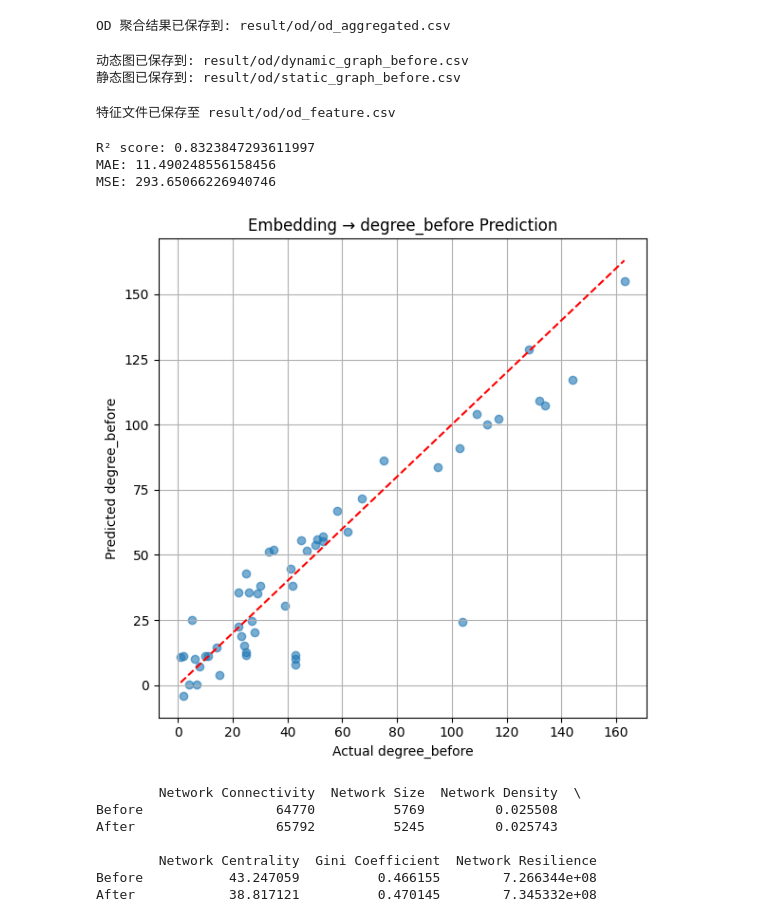
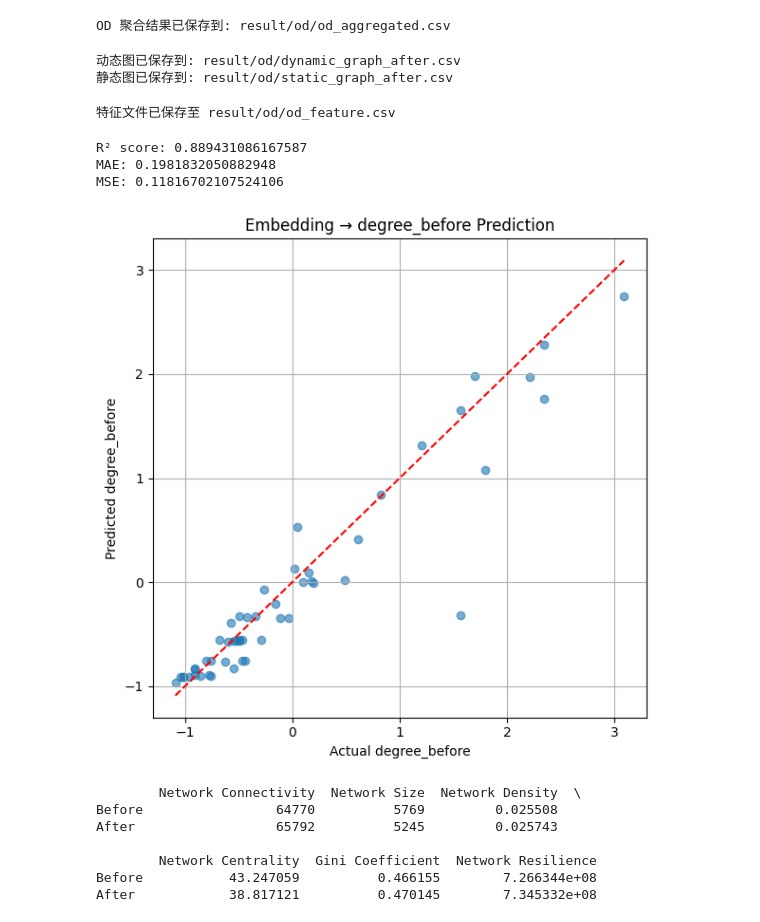
Before and after one commit to Paulliant/global-shipping-networks-analysis, a Jupyter notebook: Network Analysis/od_calculate.ipynb, the cells around one changed output. Drawn from its saved outputs; the diff is of its cells as text; code cells hidden in the pictures.

```diff
--- a/Network Analysis/od_calculate.ipynb
+++ b/Network Analysis/od_calculate.ipynb
@@ -140,6 +140,7 @@ from tqdm import tqdm
 date = pd.to_datetime('2022-02-24')
 day_range = range(-30, 0)
 suffix = 'before'
+windows_size = 5
 
 # 1. 读取之前生成的 OD 表
 od_df = pd.read_csv('result/od/od_table.csv')
@@ -158,6 +159,7 @@ for day in tqdm(day_range, desc="Processing days"):
 
     # 4. 按条件筛选：O_timestamp <= current_time <= D_timestamp
     valid_od_df = od_df[(od_df['O_timestamp'] <= current_time) & (od_df['D_timestamp'] >= current_time)]
+    # valid_od_df = od_df[(od_df['O_timestamp'] <= current_time) & (od_df['O_timestamp'] + pd.Timedelta(days=windows_size) >= current_time)]
 
     # 5. 聚合每个 (source, target, time) 的记录，计算 weight
     for _, group in valid_od_df.groupby(['O_label', 'D_label']):
@@ -207,8 +209,8 @@ static_save_path = f'result/od/static_graph_{suffix}.csv'
 static_graph_df.to_csv(static_save_path, index=False)
 print(f"静态图已保存到: {static_save_path}")
 # %% [output]
-动态图已保存到: result/od/dynamic_graph_before.csv
-静态图已保存到: result/od/static_graph_before.csv
+动态图已保存到: result/od/dynamic_graph_after.csv
+静态图已保存到: result/od/static_graph_after.csv
 # %%
 import pandas as pd
 import networkx as nx
@@ -283,13 +298,17 @@ import matplotlib.pyplot as plt
 from sklearn.model_selection import train_test_split
 from sklearn.linear_model import LinearRegression, Ridge, Lasso
 from sklearn.ensemble import RandomForestRegressor, GradientBoostingRegressor
+from sklearn.svm import SVR
+from sklearn.neighbors import KNeighborsRegressor
 from sklearn.metrics import mean_absolute_error, mean_squared_error, r2_score
 from sklearn.preprocessing import StandardScaler
 
 pred_column = 'degree_before'
+# pred_column = 'betweenness_before'
+# pred_column = 'pagerank_before'
 
 # 加载嵌入
-emb_df = pd.read_csv("result/graph_embedding/nodeembs_before.csv", header=None)
+emb_df = pd.read_csv("result/graph_embedding/nodeembs_before_mlp.csv", header=None)
 emb_df = emb_df.rename(columns={0: 'label'})  # 第一列是节点 ID
 features = emb_df.drop(columns='label').values
 labels = emb_df['label'].astype(int).values
@@ -303,44 +322,52 @@ merged = pd.DataFrame({'label': labels})
 merged = merged.merge(rank_df[['label', pred_column]], on='label', how='left')
 
 # 构建训练数据
-X = features
-y = merged[pred_column].fillna(merged[pred_column].mean()).values
+# 保留有效的 X 和 y
+valid_mask = ~merged[pred_column].isna().values
+X = features[valid_mask]
+y = merged[pred_column].values[valid_mask]
+
+# 归一化
+scaler_y = StandardScaler()
+y = scaler_y.fit_transform(y.reshape(-1, 1)).flatten()
 
 # 划分训练集与测试集（80% 训练，20% 测试）
 X_train, X_test, y_train, y_test = train_test_split(X, y, test_size=0.2, random_state=42)
 
 # ==== 模型选择 ====
 # model = LinearRegression()
 # model = Ridge(alpha=0.05)
-model = Lasso(alpha=0.05)
+# model = Lasso(alpha=0.05)
 # model = RandomForestRegressor(n_estimators=500, random_state=42)
 # model = GradientBoostingRegressor(n_estimators=500, learning_rate=0.01, random_state=42)
+model = SVR()
+# model = KNeighborsRegressor(n_neighbors=5)
 # ==================
 
 # 训练模型
 model.fit(X_train, y_train)
 y_pred = model.predict(X_test)
 
 # 评估指标
 print("R² score:", r2_score(y_test, y_pred))
 print("MAE:", mean_absolute_error(y_test, y_pred))
 print("MSE:", mean_squared_error(y_test, y_pred))
 
 # 可视化
 plt.figure(figsize=(6,6))
 plt.scatter(y_test, y_pred, alpha=0.6)
 plt.plot([y_test.min(), y_test.max()], [y_test.min(), y_test.max()], 'r--')
 plt.xlabel(f"Actual {pred_column}")
 plt.ylabel(f"Predicted {pred_column}")
 plt.title(f"Embedding → {pred_column} Prediction")
 plt.grid(True)
 plt.tight_layout()
 plt.show()
 # %% [output]
-R² score: 0.8323847293611997
-MAE: 11.490248556158456
-MSE: 293.65066226940746
+R² score: 0.889431086167587
+MAE: 0.1981832050882948
+MSE: 0.11816702107524106
-[figure, old version]
+[figure, new version]
 # %%
 import pandas as pd
 import geopandas as gpd
```
Also changed, not shown: parts of 1 cell of this notebook, 5 other files.
